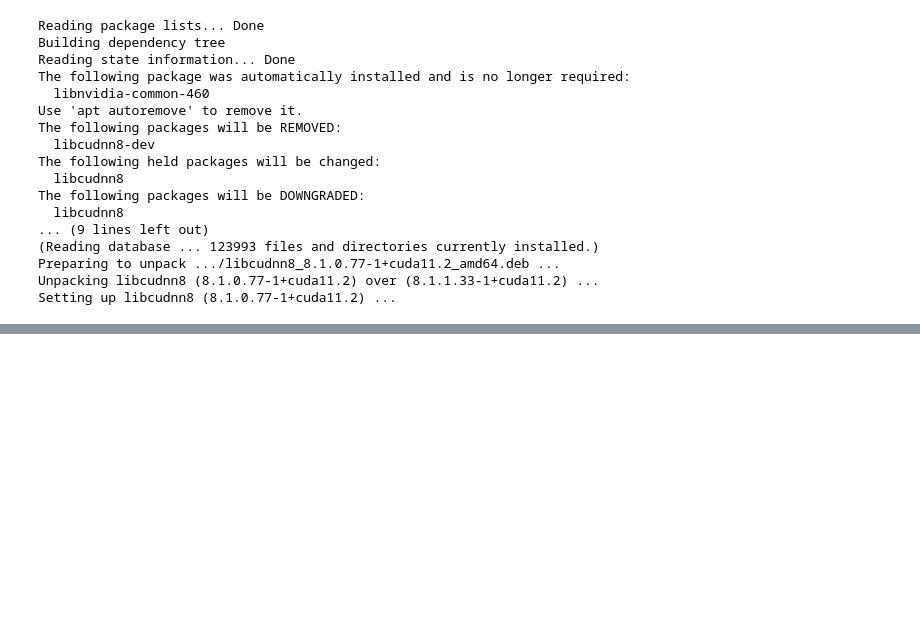
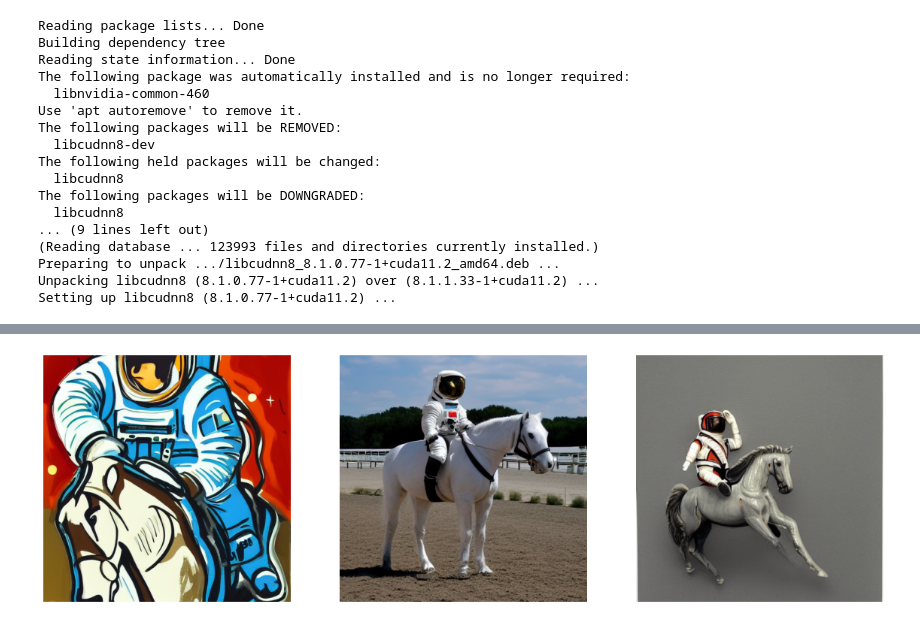
Before and after one commit to Forpee/text-to-img-generation, a Jupyter notebook: text_to_img_generation.ipynb, the cells around one changed output, grey strips where cells are left out. Drawn from its saved outputs; the diff is of its cells as text; code cells hidden in the pictures; blank space fills up the shorter version.

```diff
--- a/text_to_img_generation.ipynb
+++ b/text_to_img_generation.ipynb
@@ -27,5 +27,8 @@ import keras_cv
 from tensorflow import keras
 import matplotlib.pyplot as plt
 # %%
-model = keras_cv.models.StableDiffusion(img_width=512, img_height=512)
+keras.mixed_precision.set_global_policy("mixed_float16")
+
+
+model = keras_cv.models.StableDiffusion(img_width=512, img_height=512, jit_compile=True)
 # %% [output]
@@ -43,0 +36,14 @@ Downloading data from https://huggingface.co/fchollet/stable-diffusion/resolve/m
+# %%
+images = model.text_to_image("An astronaut riding a horse", batch_size=3)
+
+
+def plot_images(images):
+    plt.figure(figsize=(20, 20))
+    for i in range(len(images)):
+        ax = plt.subplot(1, len(images), i + 1)
+        plt.imshow(images[i])
+        plt.axis("off")
+
+
+plot_images(images)
+# %% [output]
@@ -43,0 +51 @@ Downloading data from https://huggingface.co/fchollet/stable-diffusion/resolve/m
+[figure, added]
```
Also changed, not shown: parts of 2 cells of this notebook.
